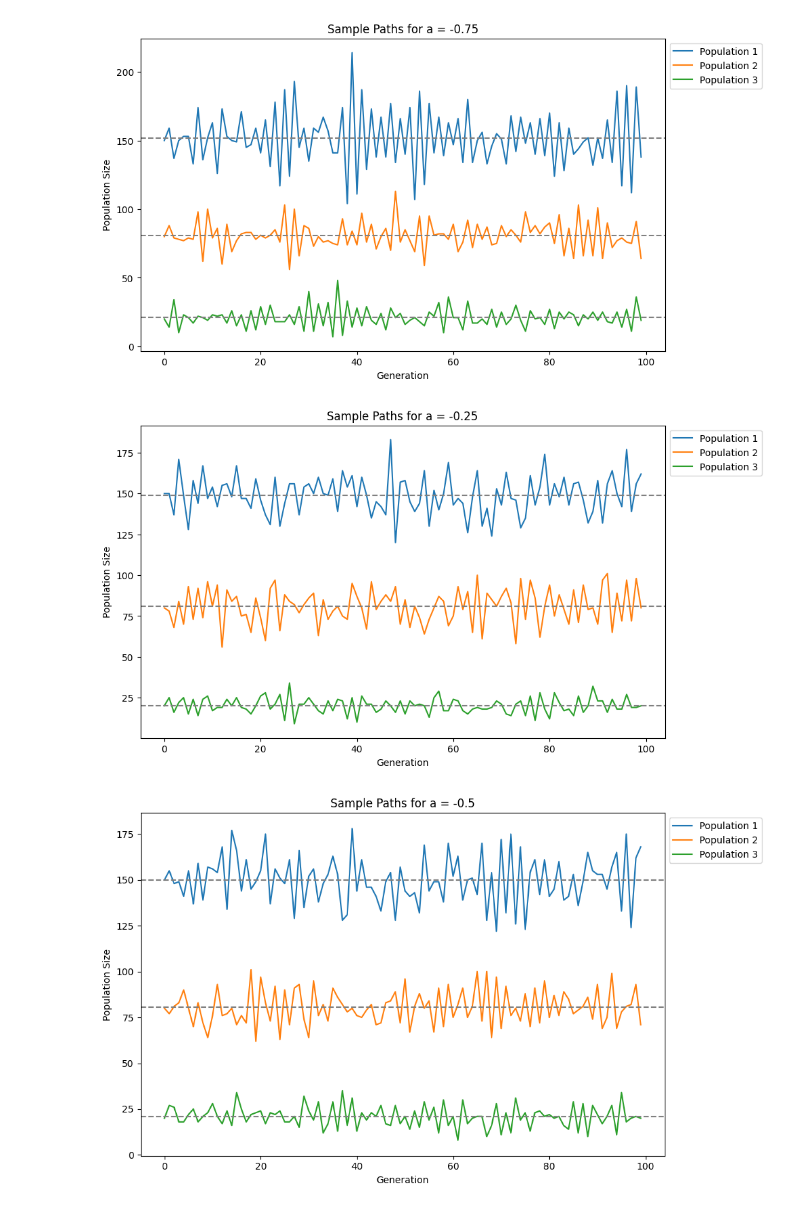
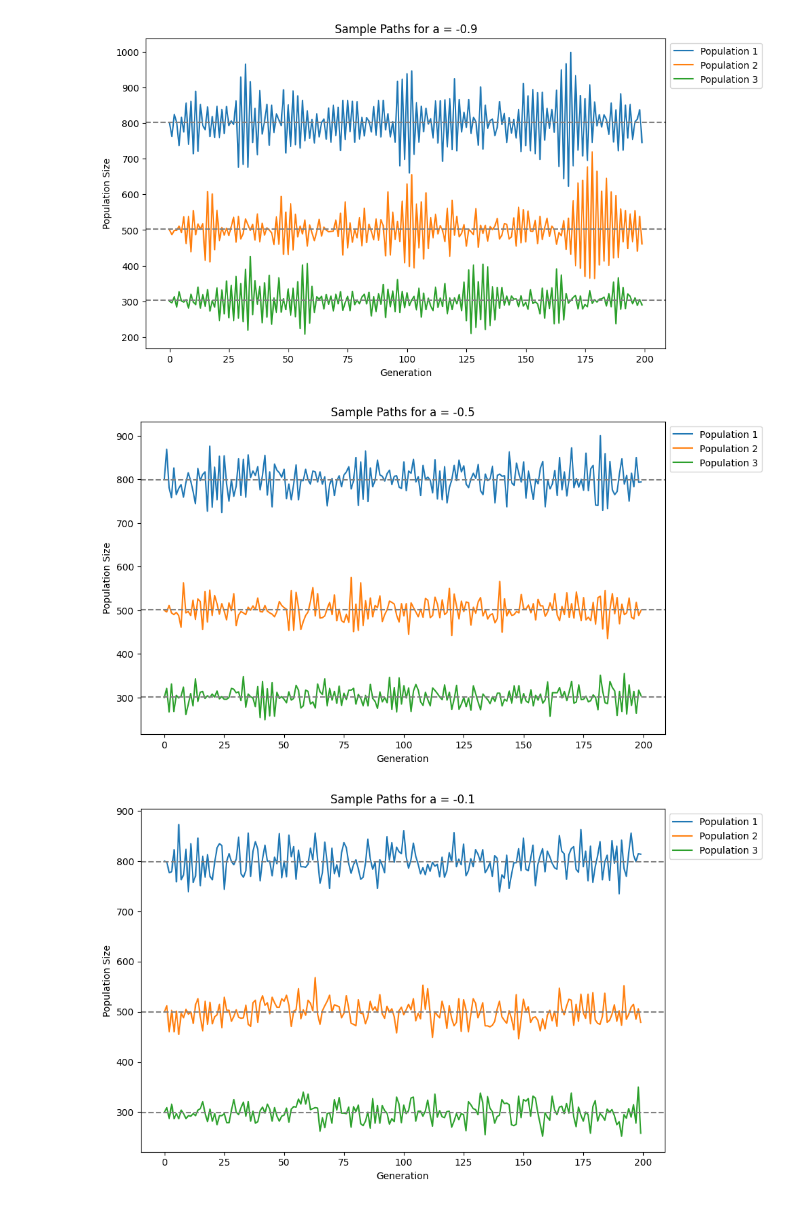
Before and after one commit to mt019/1121_Longitudinal_Data_Analysis, a Jupyter notebook: HW_05/R10A21126_HW05_Q4.ipynb, the cells around one changed output. Drawn from its saved outputs; the diff is of its cells as text; code cells hidden in the pictures.

```diff
--- a/HW_05/R10A21126_HW05_Q4.ipynb
+++ b/HW_05/R10A21126_HW05_Q4.ipynb
@@ -7,7 +7,7 @@ def calculate_lamda(yij_prev, mu, alpha):
     return (mu /yij_prev ) ** (1-alpha)
 
 # Function to generate sample paths
-def generate_sample_paths(num_generations, initial_values, mu, alpha):
+def generate_sample_paths(num_generations, initial_values, mu, alpha, d):
     num_populations = len(initial_values)
     sample_paths = np.zeros((num_populations, num_generations))
     sample_paths[:, 0] = initial_values
@@ -18,7 +18,7 @@ def generate_sample_paths(num_generations, initial_values, mu, alpha):
             yij_prev = sample_paths[i, j-1]
             # print(yij_prev)
 
-            Zk = np.random.poisson(calculate_lamda(max(yij_prev,d), mu[i], alpha), size = round(yij_prev))
+            Zk = np.random.poisson(calculate_lamda(max(yij_prev, d), mu[i], alpha), size = round(yij_prev))
 
             yij =  np.sum(Zk)
             sample_paths[i, j] = yij
@@ -26,10 +26,10 @@ def generate_sample_paths(num_generations, initial_values, mu, alpha):
     return sample_paths
 
 
-def simulate_and_plot(num_generations, initial_values, mu, alpha):
+def simulate_and_plot(num_generations, initial_values, mu, alpha, d):
 
     # Generate sample paths
-    sample_paths = generate_sample_paths(num_generations,initial_values, mu, alpha)
+    sample_paths = generate_sample_paths(num_generations,initial_values, mu, alpha, d)
 
     # Plotting
     plt.figure(figsize=(10, 6))
@@ -44,25 +44,25 @@ def simulate_and_plot(num_generations, initial_values, mu, alpha):
 # %%
 
 # Parameters
-num_generations = 100  # Number of generations
+num_generations = 200  # Number of generations
 
 # Set initial values of population
-initial_values = np.array([150, 80, 20])
+initial_values = np.array([800, 500, 300])
 mu = initial_values
 
-d=0.1
+d = 0.1
 
 # Parameter alpha
-alpha_values = [-0.75,-0.25,-.5]
+alpha_values = [-0.9,-0.5,-0.1]
 
 
 
 for alpha in alpha_values:
-    simulate_and_plot(num_generations, initial_values, mu, alpha)
+    simulate_and_plot(num_generations, initial_values, mu, alpha, d)
 
 plt.tight_layout()
 plt.show()
 # %% [output]
-[figure, old version]
+[figure, new version]
-[figure, old version]
+[figure, new version]
-[figure, old version]
+[figure, new version]
```
Also changed, not shown: 14 other files.
